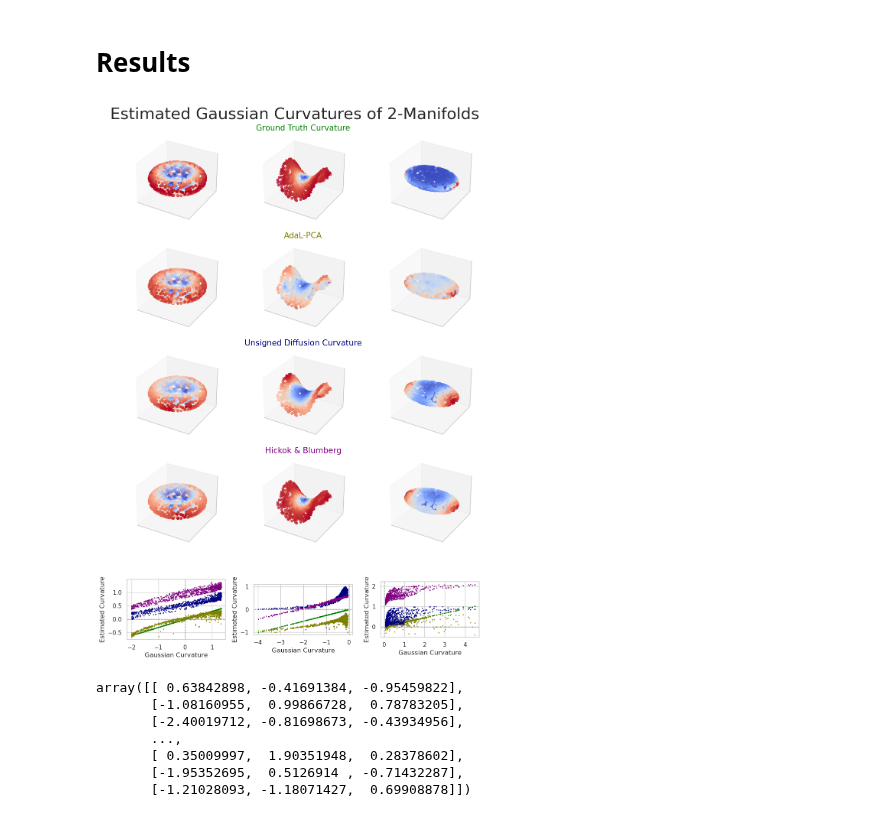
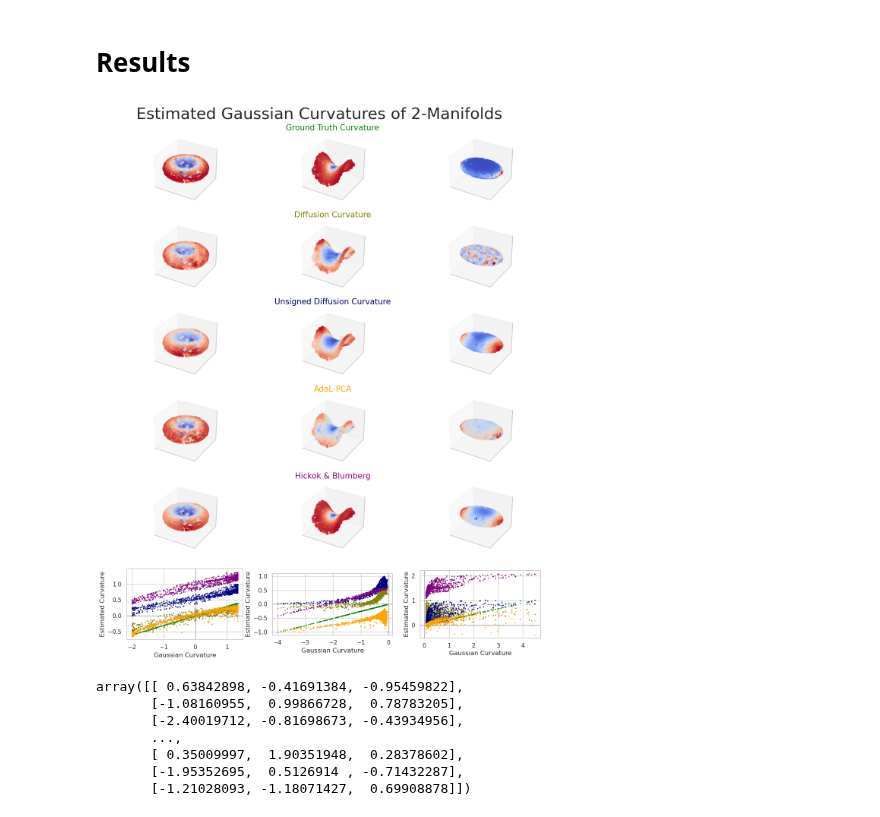
Before and after one commit to professorwug/diffusion-curvature, a Jupyter notebook: nbs/experiments/2a2-toy-manifolds-comparison.ipynb, the cells around one changed output. Drawn from its saved outputs; the diff is of its cells as text; code cells hidden in the pictures.

```diff
--- a/nbs/experiments/2a2-toy-manifolds-comparison.ipynb
+++ b/nbs/experiments/2a2-toy-manifolds-comparison.ipynb
@@ -66,11 +66,12 @@ Load up the results:
 # %%
 curvatures = {
     'Ground Truth Curvature' : np.load("../../results/toy_datasets_ground_truth_curvatures_1000.npz"),
+    'Diffusion Curvature' : np.load("../../results/toy_dataset_entropic_fixed_subtraction.npz"),
+    'Unsigned Diffusion Curvature' : np.load("../../results/toy_dataset_neurips_laziness_no_comparison.npz"),
     # 'AdaL-PCA' : np.load("../../results/toy_dataset_toy_datasets_principal_curvature_heuristic.npz"),
     'AdaL-PCA' : np.load("../../results/toy_dataset_toy_datasets_principal_curvature_heuristic_filtered.npz"), # outlier points filtered out
     # 'AdaL-PCA' : np.load("../../results/toy_dataset_toy_datasets_principal_curvature_no_heuristic_08_15.npz"),
     'Unsigned Diffusion Curvature' : np.load("../../results/toy_dataset_neurips_laziness_no_comparison.npz"),
-    # 'Diffusion Curvature' : np.load("../../results/toy_dataset_wasserstein_fixed_ollivier.npz"),
     'Hickok & Blumberg' : np.load("../../results/toy_dataset_toy_datasets_hickock_curvature_r3.14.npz"),
 }
 scaled_curvatures = dict(curvatures)
@@ -129,7 +130,7 @@ ground_truth_labels = Ks
 sns.set(style="whitegrid")
 
 fig_shape = (len(curvatures.keys()) + 1, len(key_names))
-method_colors = ['green', 'olive', 'navy', 'purple']
+method_colors = ['green', 'olive', 'navy', 'orange', 'purple']
 assert len(method_colors) == len(curvatures.keys())
 
 ordered_keys = curvatures.keys() #['Gaussian', 'Adal-PCA', 'Unsigned Diffusion Curvature', 'Hickok & Blumberg']
@@ -158,34 +159,34 @@ for i, key in enumerate(key_names):
         scaled_labels = scaled_labels / (max(scaled_labels) - min(scaled_labels))
         scatter3d = axs[j, i].scatter(Xs[key][:, 0], Xs[key][:, 1], Xs[key][:, 2], c=scaled_labels, cmap = 'coolwarm')
         if i == 1:
             axs[j, i].set_title(f'{method_name}',fontsize=15, c = method_colors[j])
 
     # Scatter plot for the second row, colored by labels
     # axs[j+1, i].remove()
     # axs[j+1, i] = fig.add_subplot(fig_shape[0], fig_shape[1], i+4)
     for k, method_name in enumerate(ordered_keys):
         # min max scaling
         scaled_labels = labels[method_name][key]
         scaled_labels = scaled_labels / (max(scaled_labels) - min(scaled_labels))
         scatter2d = axs[j+1, i].scatter(ground_truth_labels[key], scaled_labels, c = method_colors[k], s = 1)
         axs[j+1,i].set_aspect('equal')
     # axs[1, i].set_title(f'')
     axs[j+1, i].set_xlabel('Gaussian Curvature')
     axs[j+1, i].set_ylabel('Estimated Curvature')
 
 
     # Highlight the origin lines in 2D scatter plots
     axs[j+1, i].axhline(0, color='gray', linewidth=1, linestyle='--')
     axs[j+1, i].axvline(0, color='gray', linewidth=1, linestyle='--')
 
     # # Add colorbar for each subplot
     # fig.colorbar(scatter3d, ax=axs[0, i], fraction=0.046, pad=0.04)
     # fig.colorbar(scatter2d, ax=axs[1, i], fraction=0.046, pad=0.04)
 plt.suptitle("Estimated Gaussian Curvatures of 2-Manifolds", fontsize=30)
 plt.tight_layout()
 plt.show()
 # %% [output]
-[figure, old version]
+[figure, new version]
 # %%
 Xs['Ellipsoid']
 # %% [output]
```
Also changed, not shown: parts of 5 cells of this notebook, 16 other files.
